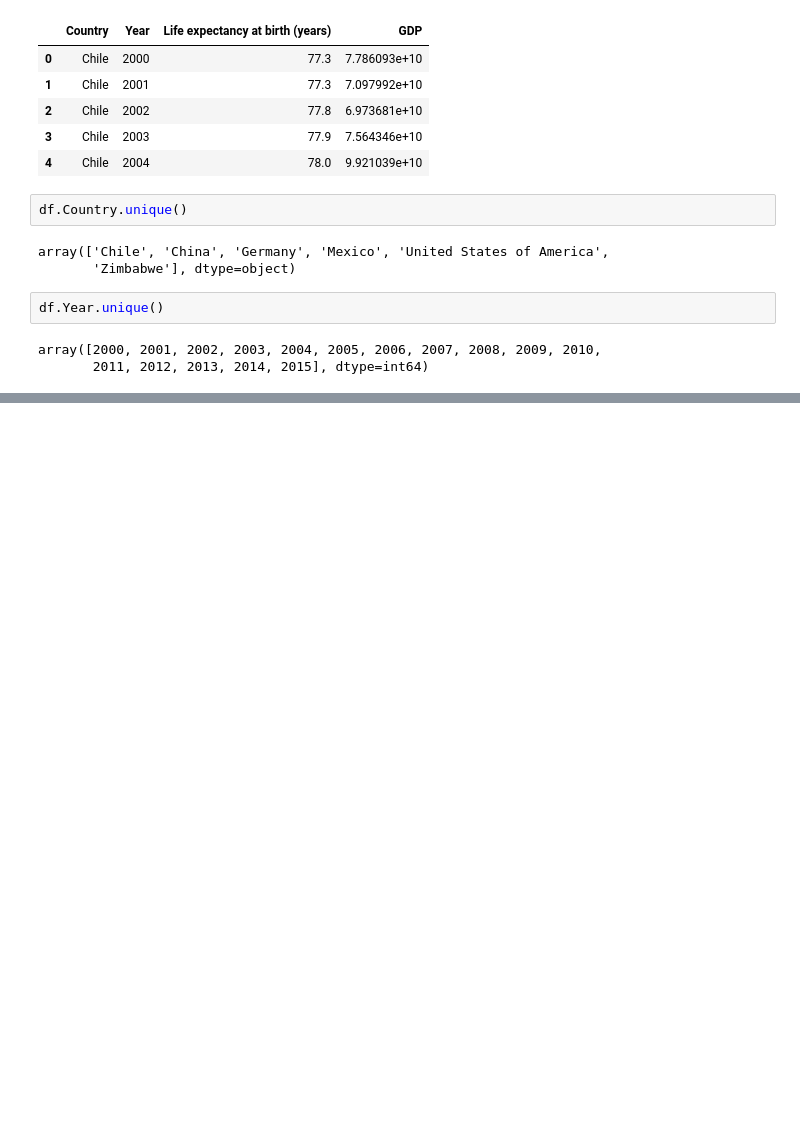
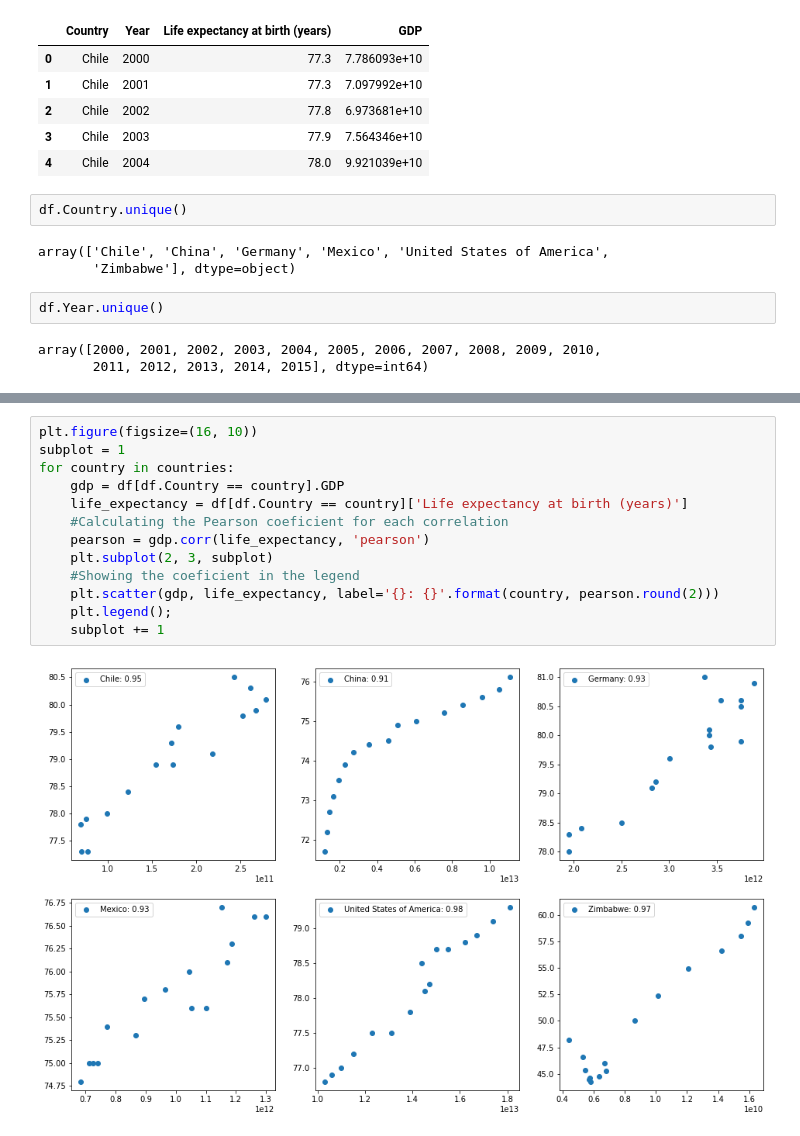
Before and after one commit to davidvalerosancho/Learning-Project-2-Life-Expectancy-and-GDP, a Jupyter notebook: life_expectancy_gdp.ipynb, the cells around one changed output, grey strips where cells are left out. Cells and saved outputs as stored; diff of their text form; blank space fills up the shorter version.

```diff
--- a/life_expectancy_gdp.ipynb
+++ b/life_expectancy_gdp.ipynb
@@ -61,0 +51,15 @@ for i in range(df.Country.nunique()):
+# %%
+plt.figure(figsize=(16, 10))
+subplot = 1
+for country in countries:
+    gdp = df[df.Country == country].GDP
+    life_expectancy = df[df.Country == country]['Life expectancy at birth (years)']
+    #Calculating the Pearson coeficient for each correlation
+    pearson = gdp.corr(life_expectancy, 'pearson')
+    plt.subplot(2, 3, subplot)
+    #Showing the coeficient in the legend
+    plt.scatter(gdp, life_expectancy, label='{}: {}'.format(country, pearson.round(2)))
+    plt.legend();
+    subplot += 1
+# %% [output]
+[figure, added]
```
Also changed, not shown: parts of 4 cells of this notebook.
